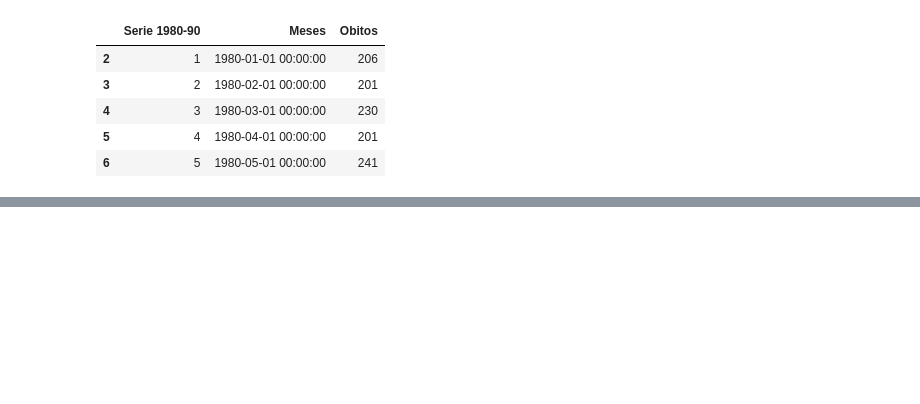
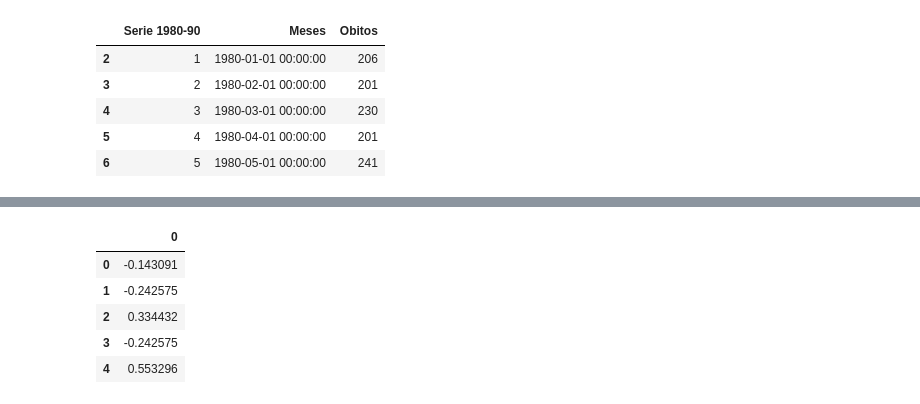
Before and after one commit to carvalheirafc/deep_learning_stuff, a Jupyter notebook: statistical_analysis/car_crashes/crashes_temporalseries.ipynb, the cells around one changed output, grey strips where cells are left out. Cells and saved outputs as stored; diff of their text form; code cells hidden in the pictures; blank space fills up the shorter version.

```diff
--- a/statistical_analysis/car_crashes/crashes_temporalseries.ipynb
+++ b/statistical_analysis/car_crashes/crashes_temporalseries.ipynb
@@ -33,0 +57,14 @@ memory usage: 3.8+ KB
+# %%
+X_values = acidentes['Obitos'].values
+
+transformer = StandardScaler()
+X_transformed = transformer.fit_transform(X_values.reshape(-1,1))
+
+pd.DataFrame(X_transformed).head()
+# %% [output]
+|  | 0 |
+| 0 | -0.143091 |
+| 1 | -0.242575 |
+| 2 | 0.334432 |
+| 3 | -0.242575 |
+| 4 | 0.553296 |
```
Also changed, not shown: parts of 5 cells of this notebook.
